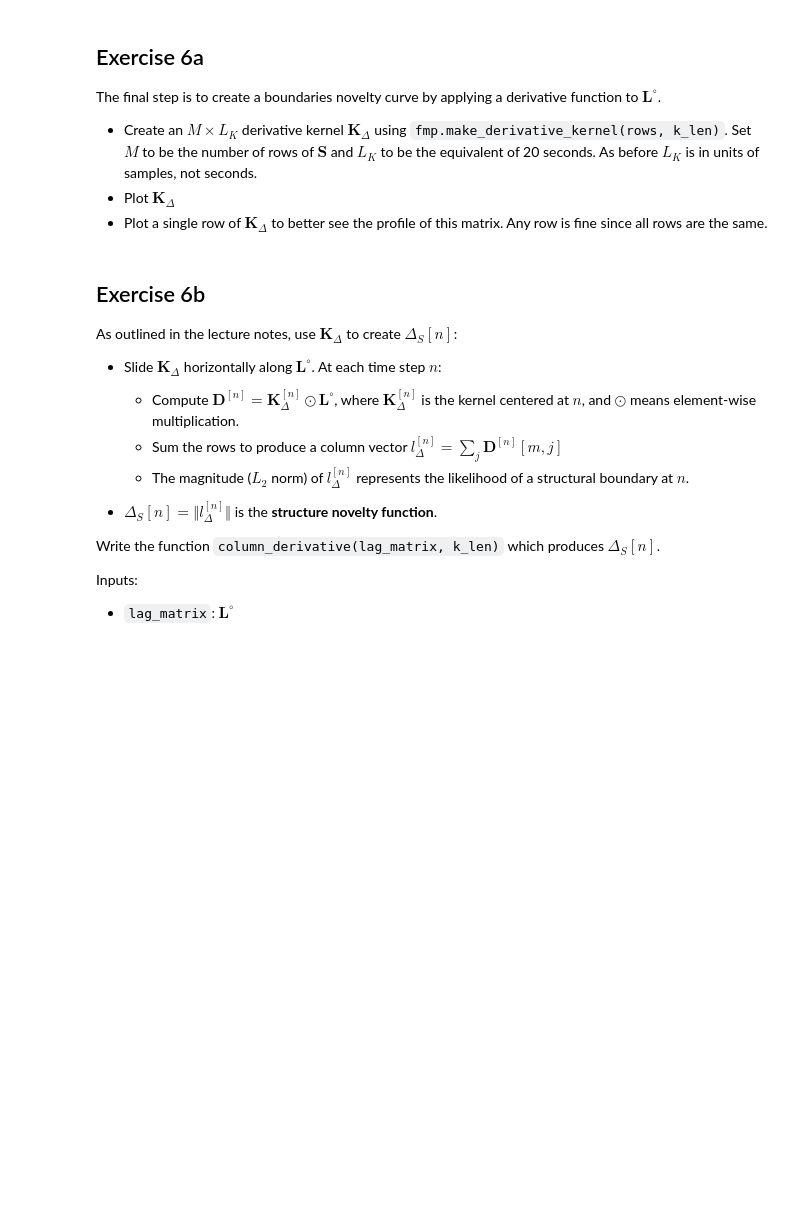
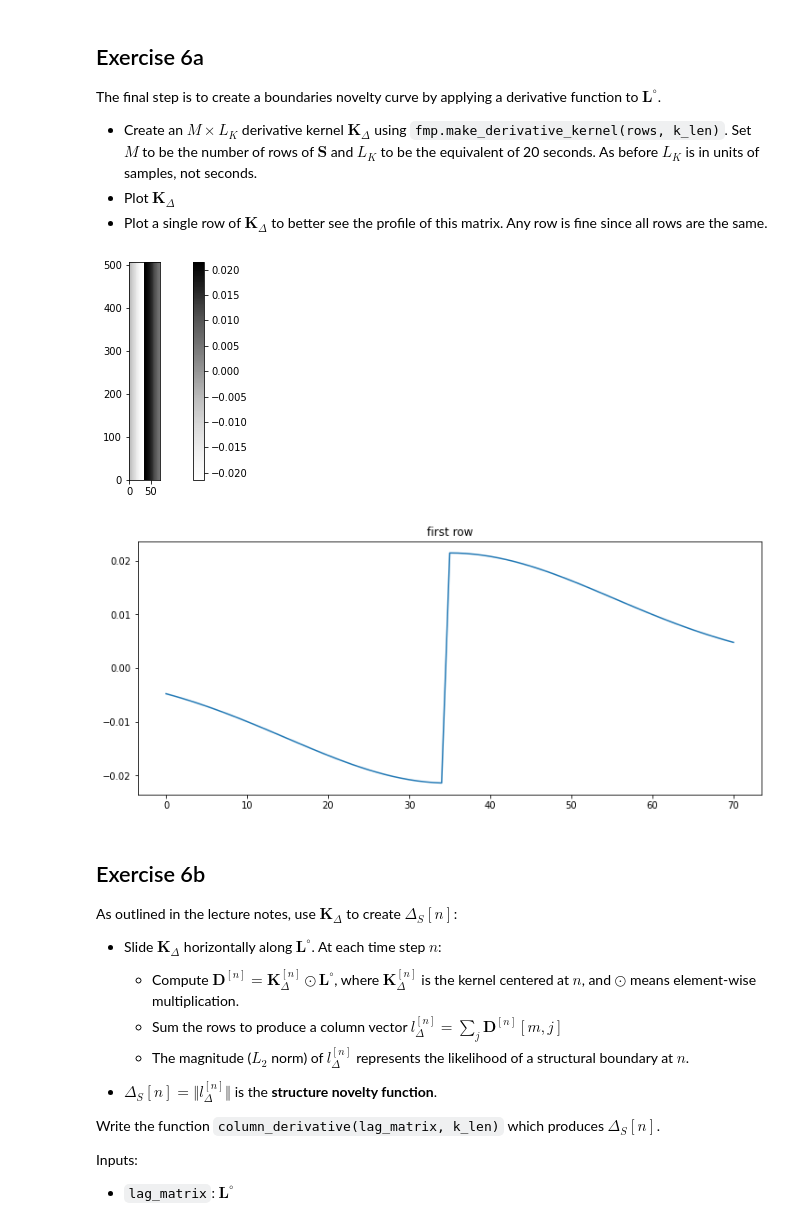
Before and after one commit to jmftrindade/digital_music_processing, a Jupyter notebook: 7_struct/pset7.ipynb, the cells around one changed output. Drawn from its saved outputs; the diff is of its cells as text; code cells hidden in the pictures; blank space fills up the shorter version.

```diff
--- a/7_struct/pset7.ipynb
+++ b/7_struct/pset7.ipynb
@@ -259,6 +276,22 @@ The final step is to create a boundaries novelty curve by applying a derivative
 - Create an $M \times L_K$ derivative kernel $\mathbf{K}_{\Delta}$ using `fmp.make_derivative_kernel(rows, k_len)`. Set $M$ to be the number of rows of $\mathbf{S}$ and $L_K$ to be the equivalent of 20 seconds. As before $L_K$ is in units of samples, not seconds.
 - Plot $\mathbf{K}_{\Delta}$
 - Plot a single row of $\mathbf{K}_{\Delta}$ to better see the profile of this matrix. Any row is fine since all rows are the same.
+# %%
+ck_len = int(20. * ff)
+rows = ssm_t.shape[0]
+ck = fmp.make_derivative_kernel(rows, ck_len)
+
+plt.figure(figsize = (12,4))
+plt.imshow(ck, origin='lower', cmap='Greys');
+plt.colorbar();
+plt.show()
+
+plt.plot(ck[0,:])
+plt.title('first row')
+plt.show()
+# %% [output]
+[figure, added]
+[figure, added]
 # %% [markdown]
 ## Exercise 6b
 
```
Also changed, not shown: parts of 4 cells of this notebook.
